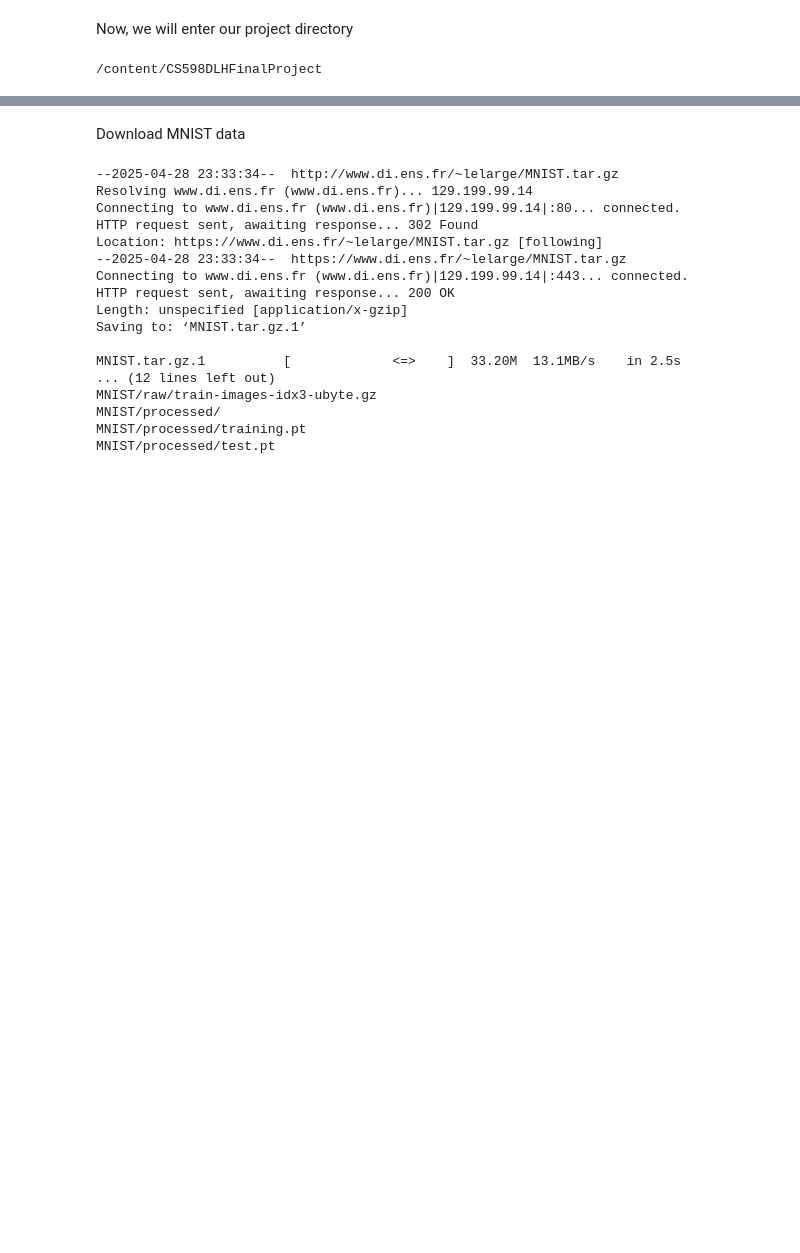
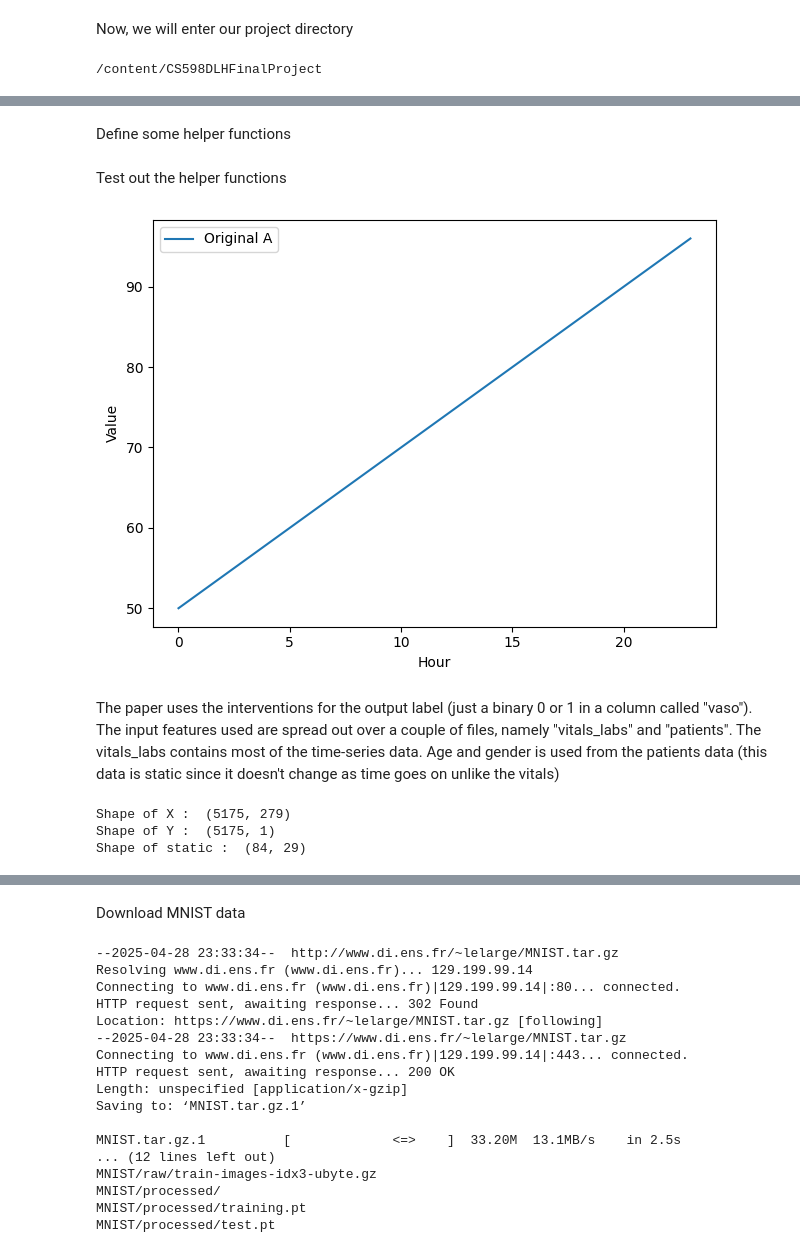
Before and after one commit to zubairlalani/CS598DLHFinalProject, a Jupyter notebook: DLHFinalProject.ipynb, the cells around one changed output, grey strips where cells are left out. Drawn from its saved outputs; the diff is of its cells as text; code cells hidden in the pictures; blank space fills up the shorter version.

```diff
--- a/DLHFinalProject.ipynb
+++ b/DLHFinalProject.ipynb
@@ -62,0 +71,51 @@ class MnistDataloader:
+# %% [markdown]
+Define some helper functions
+# %%
+def plot_line(m, y0, cm=None, c0=None, title=None, y_scale=None, green_band=(70, 100)):
+    """
+    Plots a line y = m * t + y0 over 24 hours.
+    Optionally includes a counterfactual line if slope/intercept arrays are provided.
+
+    Args:
+        m (float): Slope of the original line
+        y0 (float): Intercept of the original line
+        i (int): Feature index (used for labeling and counterfactual lookup)
+        cf_slope (np.ndarray, optional): Array of counterfactual slopes
+        cf_intercept (np.ndarray, optional): Array of counterfactual intercepts
+    """
+    time = np.arange(SLICE_SIZE)
+    true_vals = m * time + y0
+
+    plt.figure()
+
+    # Draw green band between specified range
+    if green_band:
+        plt.axhspan(green_band[0], green_band[1], color='green', alpha=0.1, label="Target Range")
+
+    plt.plot(time, true_vals, label="Original A")
+
+    # Optional counterfactual
+    if cm is not None and c0 is not None:
+        cf_vals = cm * time + c0
+        plt.plot(time, cf_vals, label="Counterfactual A", linestyle='--')
+
+    if title:
+      plt.title(title)
+
+    plt.xlabel("Hour")
+    plt.ylabel("Value")
+
+    if y_scale:
+        plt.ylim(y_scale)
+
+    plt.legend()
+    plt.tight_layout()
+    plt.show()
+# %% [markdown]
+Test out the helper functions
+# %%
+plot_line(2, 50)
+# %% [output]
+[figure, added]
+# %% [markdown]
+The paper uses the interventions for the output label (just a binary 0 or 1 in a column called "vaso"). The input features used are spread out over a couple of files, namely "vitals_labs" and "patients". The vitals_labs contains most of the time-series data. Age and gender is used from the patients data (this data is static since it doesn't change as time goes on unlike the vitals)
@@ -62,0 +130,8 @@ class MnistDataloader:
+# %%
+print ('Shape of X : ', X.shape)
+print ('Shape of Y : ', Y.shape)
+print ('Shape of static : ', static.shape)
+# %% [output]
+Shape of X :  (5175, 279)
+Shape of Y :  (5175, 1)
+Shape of static :  (84, 29)
```
Also changed, not shown: parts of 210 cells of this notebook.
